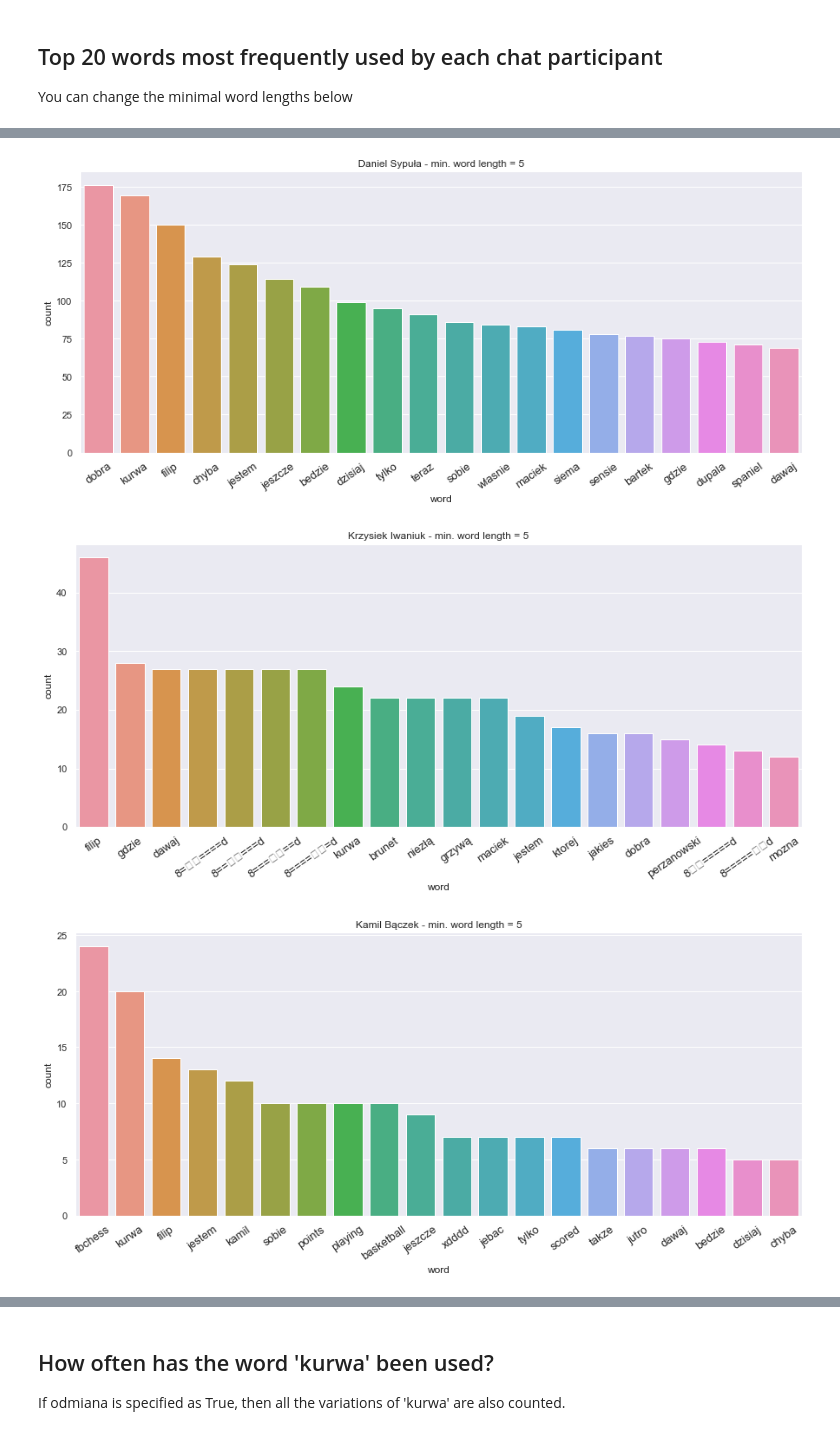
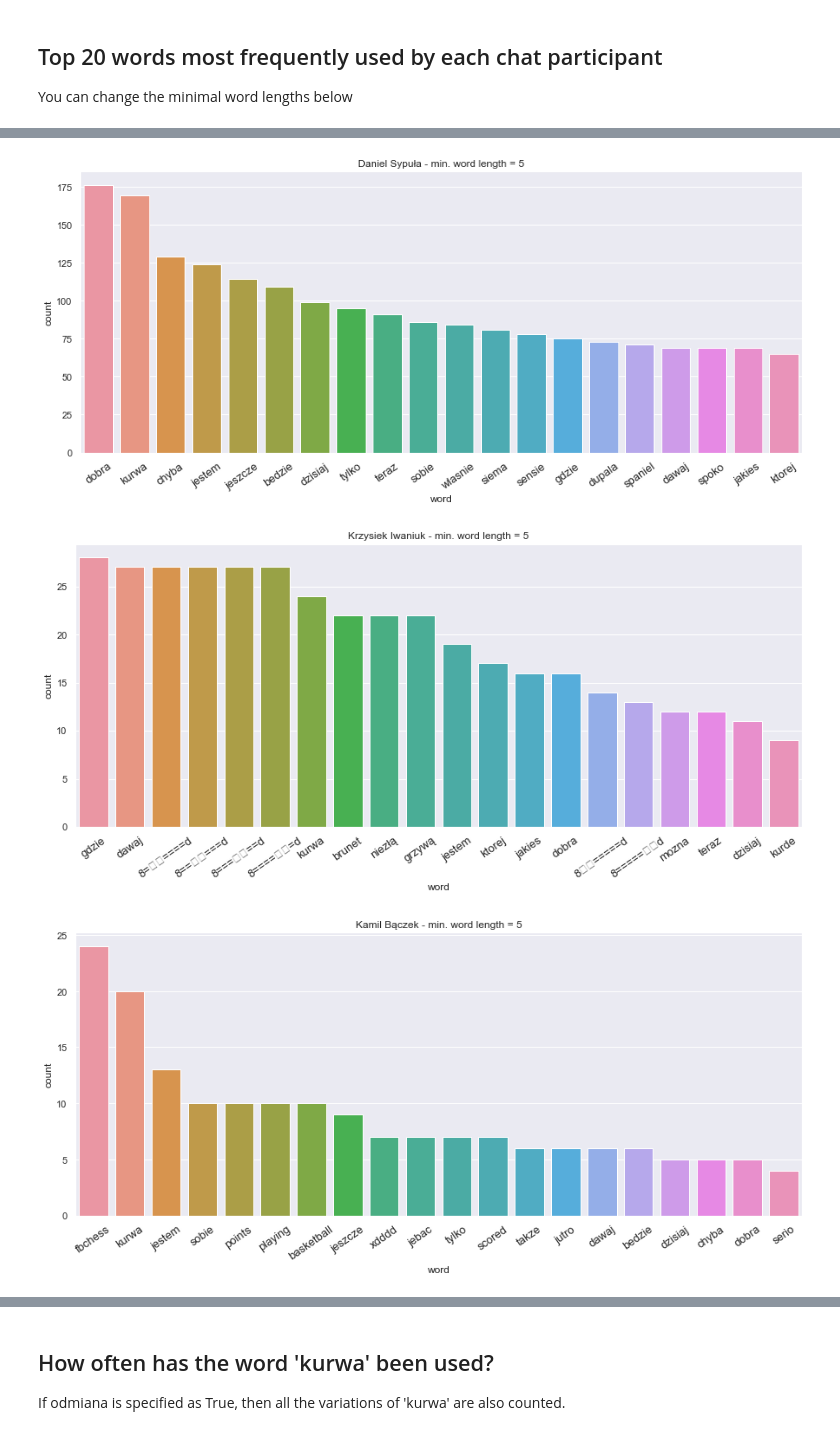
Before and after one commit to PawelBudniak/Messenger-chat-analysis, a Jupyter notebook: messenger_stats_pd.ipynb, the cells around one changed output, grey strips where cells are left out. Saved outputs shown, nothing was run; the diff lists cells and outputs as text; code cells hidden in the pictures.

```diff
--- a/messenger_stats_pd.ipynb
+++ b/messenger_stats_pd.ipynb
@@ -20,6 +20,7 @@ msg_stats = stats.get_msg_stats(chat)
 df = pd.DataFrame(((k,*v) for k,v in msg_stats.items()))
 df.columns = ['Sender', 'Total msgs sent', 'Avg msg length', 'Total chars sent']
 
+sns.set()
 fig, axs = plt.subplots(3,1, figsize = (15,20))
 sns.barplot(y = 'Total msgs sent', x = 'Sender', data =df, ax = axs[0])
 axs[0].set_xticklabels(axs[0].get_xticklabels(), rotation = 25)
@@ -45,18 +46,13 @@ excluded = ['debesciak', 'pierdziano', 'czlowiek', 'wielkiego', 'szacunku', 'gla
 min_word_length = 5
 
 
-word_counts = stats.get_word_counts(chat, filter_participants_names = True, exclude_words = excluded)
-word_counts_filtered = {}
-for sender in word_counts:
-    word_counts_filtered[sender] = {k:v for k,v in word_counts[sender].items() if len(k)>=min_word_length}
-#remove dictionaries emptied by the above filter:
-word_counts_filtered = {k:v for k,v in word_counts_filtered.items() if v}
+word_counts = stats.get_word_counts(chat, filter_participants_names = True, min_len = min_word_length, exclude_words = excluded)
 # %%
 #plt.rcParams.update({'font.size': 30})
 sns.set(rc={'figure.figsize':(15,6)})
 plt.rc('xtick', labelsize=13)
-for i,sender in enumerate(word_counts_filtered):
-    df = pd.DataFrame(word_counts_filtered[sender].items())
+for i,sender in enumerate(word_counts):
+    df = pd.DataFrame(word_counts[sender].items())
     df.columns = ['word', 'count']
     plt.figure(i)
     ax = sns.barplot(y='count', x='word', data=df[0:20])
@@ -72,6 +68,6 @@ for i,sender in enumerate(word_counts_filtered):
-[figure, old version]
+[figure, new version]
-[figure, old version]
+[figure, new version]
-[figure, old version]
+[figure, new version]
 [figure]
 # %% [markdown]
 ## How often has the word 'kurwa' been used?
```
Also changed, not shown: parts of 5 cells of this notebook, 2 other files.
